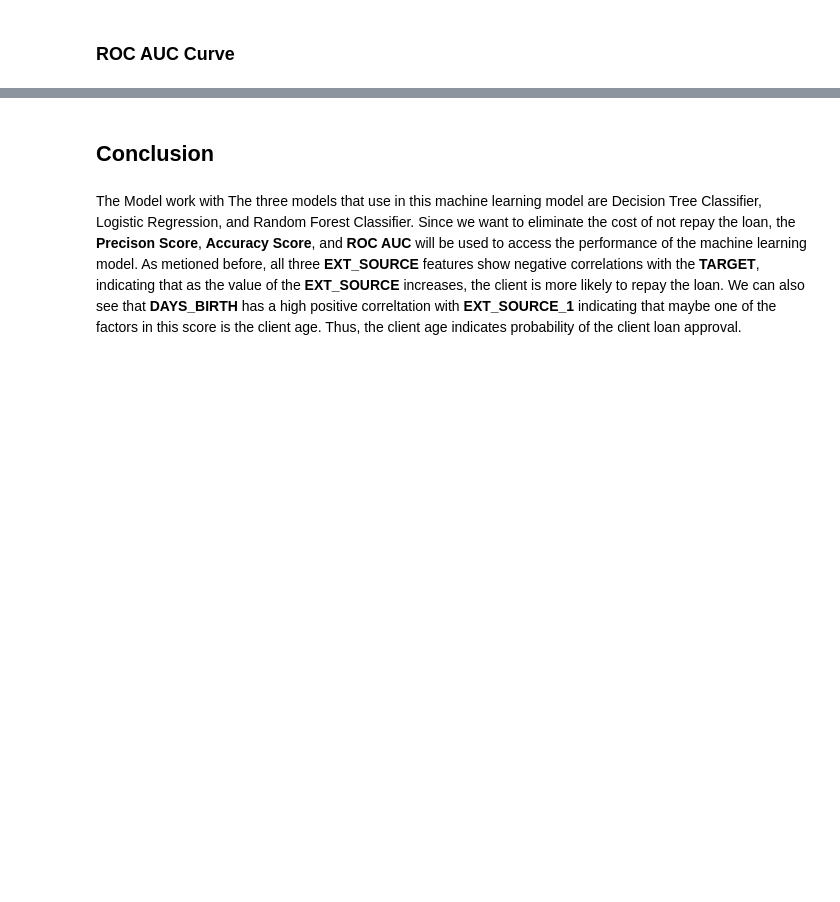
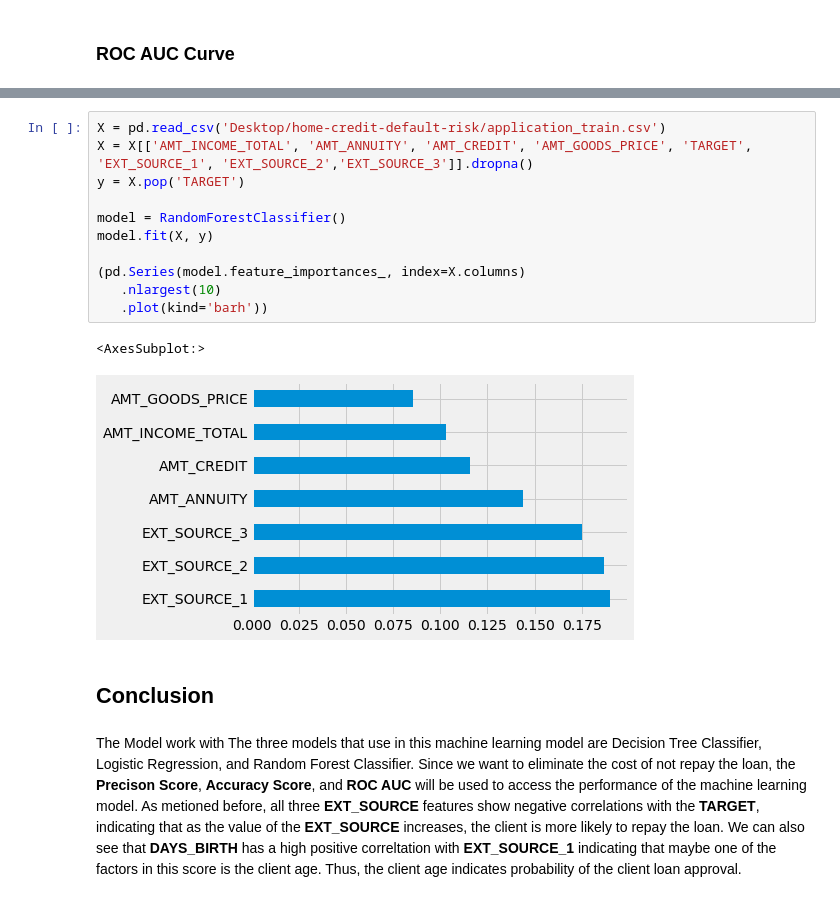
Before and after one commit to tuedoan569/Home-Credit-Default-Risk, a Jupyter notebook: Home Credit Default Risk.ipynb, the cells around one changed output, grey strips where cells are left out. Saved outputs shown, nothing was run; the diff lists cells and outputs as text; blank space fills up the shorter version.

```diff
--- a/Home Credit Default Risk.ipynb
+++ b/Home Credit Default Risk.ipynb
@@ -744,3 +810,17 @@ for pred_model in [predictions_dt, predictions_lr, predictions_rf]:
+# %%
+X = pd.read_csv('Desktop/home-credit-default-risk/application_train.csv')
+X = X[['AMT_INCOME_TOTAL', 'AMT_ANNUITY', 'AMT_CREDIT', 'AMT_GOODS_PRICE', 'TARGET', 'EXT_SOURCE_1', 'EXT_SOURCE_2','EXT_SOURCE_3']].dropna()
+y = X.pop('TARGET')
+
+model = RandomForestClassifier()
+model.fit(X, y)
+
+(pd.Series(model.feature_importances_, index=X.columns)
+   .nlargest(10)
+   .plot(kind='barh'))
+# %% [output]
+<AxesSubplot:>
+[figure, added]
 # %% [markdown]
 ## Conclusion
 # %% [markdown]
```
Also changed, not shown: parts of 24 cells of this notebook.
